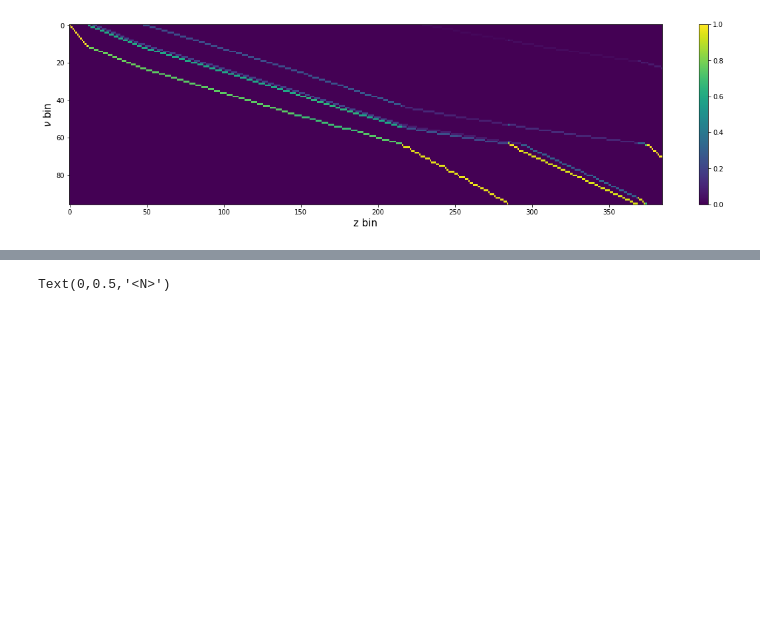
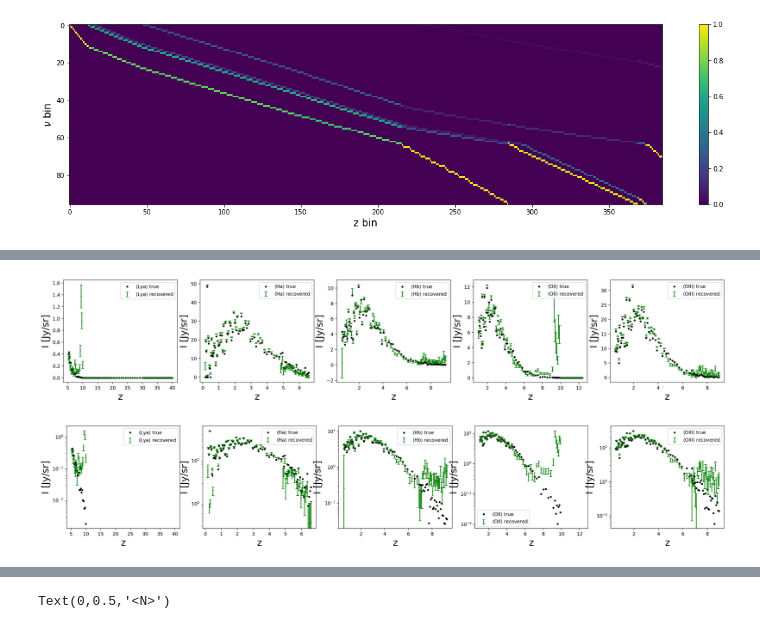
Before and after one commit to yuntingcheng/sim_cii, a Jupyter notebook: sparse_F17.ipynb, the cells around one changed output, grey strips where cells are left out. Drawn from its saved outputs; the diff is of its cells as text; code cells hidden in the pictures; blank space fills up the shorter version.

```diff
--- a/sparse_F17.ipynb
+++ b/sparse_F17.ipynb
@@ -162,66 +174,48 @@ for jtarg, line_name in enumerate(line_targ_vec):
-# %%
-N_lc = 1000
-line_targ_vec = line_use
-sigI = 10
-C = 0
-
-N_true, Itrue_all, Itrue_targ \
-   = gen_lightcone_toy(N_lc, dth, nu_binedges, z_coords_all, I_coords_all,\
-                       z_idx, line_use, line_targ_vec)
-Iobs_all = Itrue_all + np.random.normal(0, sigI, Itrue_all.shape) + C
-
-alpha = 50
-N_pred = run_lasso(A, I_norm, Iobs_all, alpha)
-_, Ipred_targ = gen_Ipred\
-    (z_coords, N_pred, dth, nu_binedges, line_use, line_targ_vec, verbose = 0)
-
-alpha = 50
-sig_cut = 1.
-Iobs_all_dn = Iobs_all.copy()
-Iobs_all_dn[Iobs_all_dn < sig_cut * sigI] = 0
-N_pred_dn = run_lasso(A, I_norm, Iobs_all_dn, alpha)
-_, Ipred_targ_dn = gen_Ipred\
-    (z_coords, N_pred_dn, dth, nu_binedges, line_use, line_targ_vec, verbose = 0)
 # %%
 #
 nu0_arr = [spec_lines.Lya.to(u.GHz, equivalencies=u.spectral()).value,\
            spec_lines.Ha.to(u.GHz, equivalencies=u.spectral()).value,\
            spec_lines.Hb.to(u.GHz, equivalencies=u.spectral()).value,\
            spec_lines.OII.to(u.GHz, equivalencies=u.spectral()).value,\
            spec_lines.OIII.to(u.GHz, equivalencies=u.spectral()).value]
 
 fig, ax = plt.subplots(1,5,figsize=(25,4),dpi=200)
 for jtarg, line_name in enumerate(line_targ_vec):
     nu0 = nu0_arr[jtarg]
-    zbins = nu0 / survey_param.nu_bins - 1
+    zbins = nu0 / sphx_par.nu_bins - 1
     mu = np.mean(Itrue_targ[jtarg,:,:], axis=0)
     ax[jtarg].plot(zbins, mu, 'ko', markersize = 3,\
                   label = r'$\langle$' + line_name + r'$\rangle$ true')
-    mu = np.mean(Ipred_targ[jtarg,:,:], axis=0)
-    sig = np.sqrt(np.mean((Ipred_targ[jtarg,:,:] - Itrue_targ[jtarg,:,:])**2, axis = 0) / N_lc)
-    ax[jtarg].errorbar(zbins, mu, sig, c = 'r', fmt = 'none', capsize = 3,\
+    mu = np.nanmean(Ipred_targ_dn[jtarg,:,:], axis=0)
+    sig = np.sqrt(np.nanmean((Ipred_targ_dn[jtarg,:,:] - Itrue_targ[jtarg,:,:])**2, axis = 0) / \
+             np.sum(~np.isnan(Ipred_targ_dn[jtarg,:,:]), axis = 0))
+    ax[jtarg].errorbar(zbins, mu, sig, c = 'g', fmt = 'none', capsize = 3,\
                   label = r'$\langle$' + line_name + r'$\rangle$ recovered')
-    ax[jtarg].plot(zbins, mu, 'ro', markersize = 1.5)
+    ax[jtarg].plot(zbins, mu, 'go', markersize = 1.5)
     ax[jtarg].legend(loc = 0, fontsize = 10)
     ax[jtarg].set_xlabel('z', fontsize = 20)
     ax[jtarg].set_ylabel('I [Jy/sr]', fontsize = 20)
 
 fig, ax = plt.subplots(1,5,figsize=(25,4),dpi=200)
 for jtarg, line_name in enumerate(line_targ_vec):
     nu0 = nu0_arr[jtarg]
-    zbins = nu0 / survey_param.nu_bins - 1
+    zbins = nu0 / sphx_par.nu_bins - 1
     mu = np.mean(Itrue_targ[jtarg,:,:], axis=0)
     ax[jtarg].plot(zbins, mu, 'ko', markersize = 3,\
                   label = r'$\langle$' + line_name + r'$\rangle$ true')
-    mu = np.mean(Ipred_targ[jtarg,:,:], axis=0)
-    sig = np.sqrt(np.mean((Ipred_targ[jtarg,:,:] - Itrue_targ[jtarg,:,:])**2, axis = 0) / N_lc)
-    ax[jtarg].errorbar(zbins, mu, sig, c = 'r', fmt = 'none', capsize = 3,\
+    mu = np.nanmean(Ipred_targ_dn[jtarg,:,:], axis=0)
+    sig = np.sqrt(np.nanmean((Ipred_targ_dn[jtarg,:,:] - Itrue_targ[jtarg,:,:])**2, axis = 0) / \
+             np.sum(~np.isnan(Ipred_targ_dn[jtarg,:,:]), axis = 0))
+    ax[jtarg].errorbar(zbins, mu, sig, c = 'g', fmt = 'none', capsize = 3,\
                   label = r'$\langle$' + line_name + r'$\rangle$ recovered')
-    ax[jtarg].plot(zbins, mu, 'ro', markersize = 1.5)
+    ax[jtarg].plot(zbins, mu, 'go', markersize = 1.5)
     ax[jtarg].legend(loc = 0, fontsize = 10)
     ax[jtarg].set_xlabel('z', fontsize = 20)
     ax[jtarg].set_ylabel('I [Jy/sr]', fontsize = 20)
     ax[jtarg].set_yscale('log')
+# %% [output]
+[figure, added]
+[figure, added]
 # %%
 #
 z_binedges = np.linspace(0,10,11)
```
Also changed, not shown: parts of 23 cells of this notebook, 9 other files.
